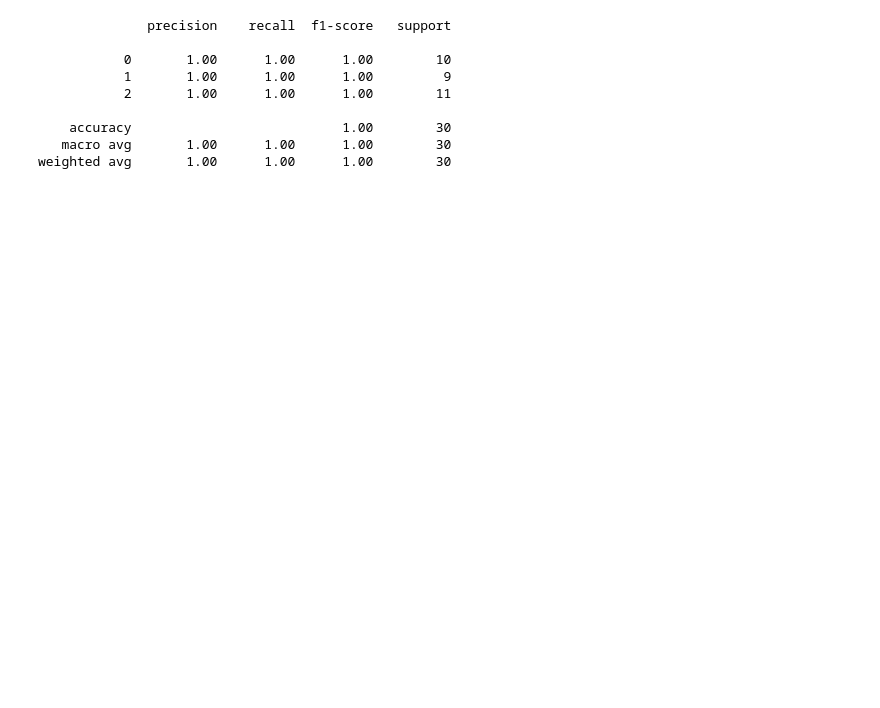
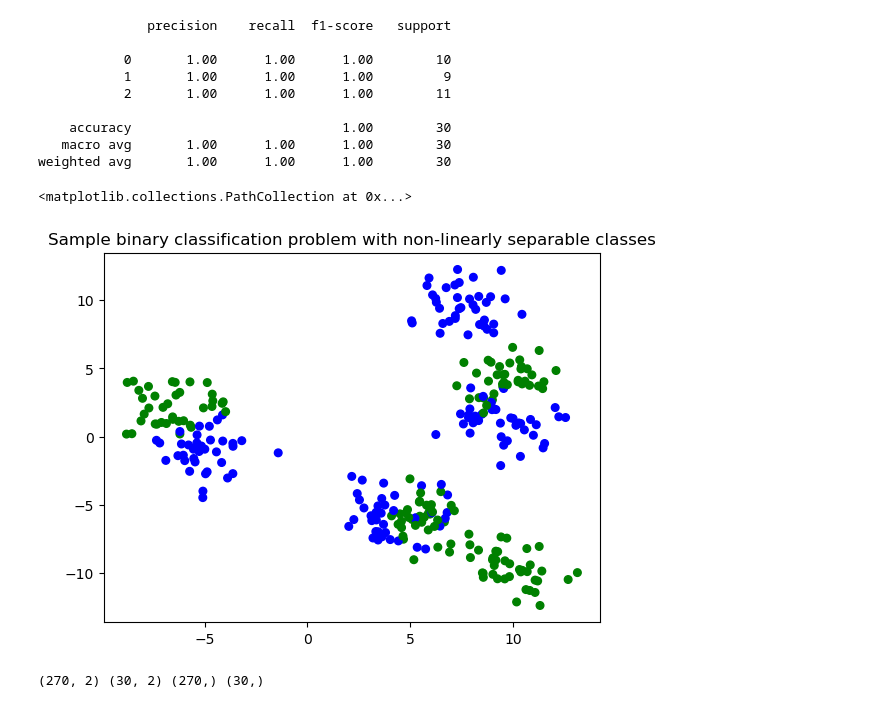
Before and after one commit to VladyslavFS/data-camp-hometasks, a Jupyter notebook: lesson_5/lesson_5_hometask_knn.ipynb, the cells around one changed output. Cells and saved outputs as stored; diff of their text form; code cells hidden in the pictures; blank space fills up the shorter version.

Commit message:
added experiment with knn in synthetic dataset

```diff
--- a/lesson_5/lesson_5_hometask_knn.ipynb
+++ b/lesson_5/lesson_5_hometask_knn.ipynb
@@ -99,3 +100,23 @@ print(classification_report(y_test, y_pred))
     accuracy                           1.00        30
    macro avg       1.00      1.00      1.00        30
 weighted avg       1.00      1.00      1.00        30
+# %%
+from sklearn.datasets import make_blobs
+from matplotlib.colors import ListedColormap
+cmap_bold = ListedColormap(['blue','#FFFF00','black','green'])
+
+X_D2, y_D2 = make_blobs(n_samples = 300, n_features = 2, centers = 8,
+                       cluster_std = 1.3, random_state = 4)
+y_D2 = y_D2 % 2
+plt.figure()
+plt.title('Sample binary classification problem with non-linearly separable classes')
+plt.scatter(X_D2[:,0], X_D2[:,1], c=y_D2,
+           marker= 'o', s=30, cmap=cmap_bold)
+# %% [output]
+<matplotlib.collections.PathCollection at 0x...>
+[figure, added]
+# %%
+X_trainD2, X_testD2, y_trainD2, y_testD2 = train_test_split(X_D2, y_D2, test_size=0.1, random_state=42)
+print(X_trainD2.shape, X_testD2.shape, y_trainD2.shape, y_testD2.shape)
+# %% [output]
+(270, 2) (30, 2) (270,) (30,)
```
Also changed, not shown: parts of 6 cells of this notebook.
